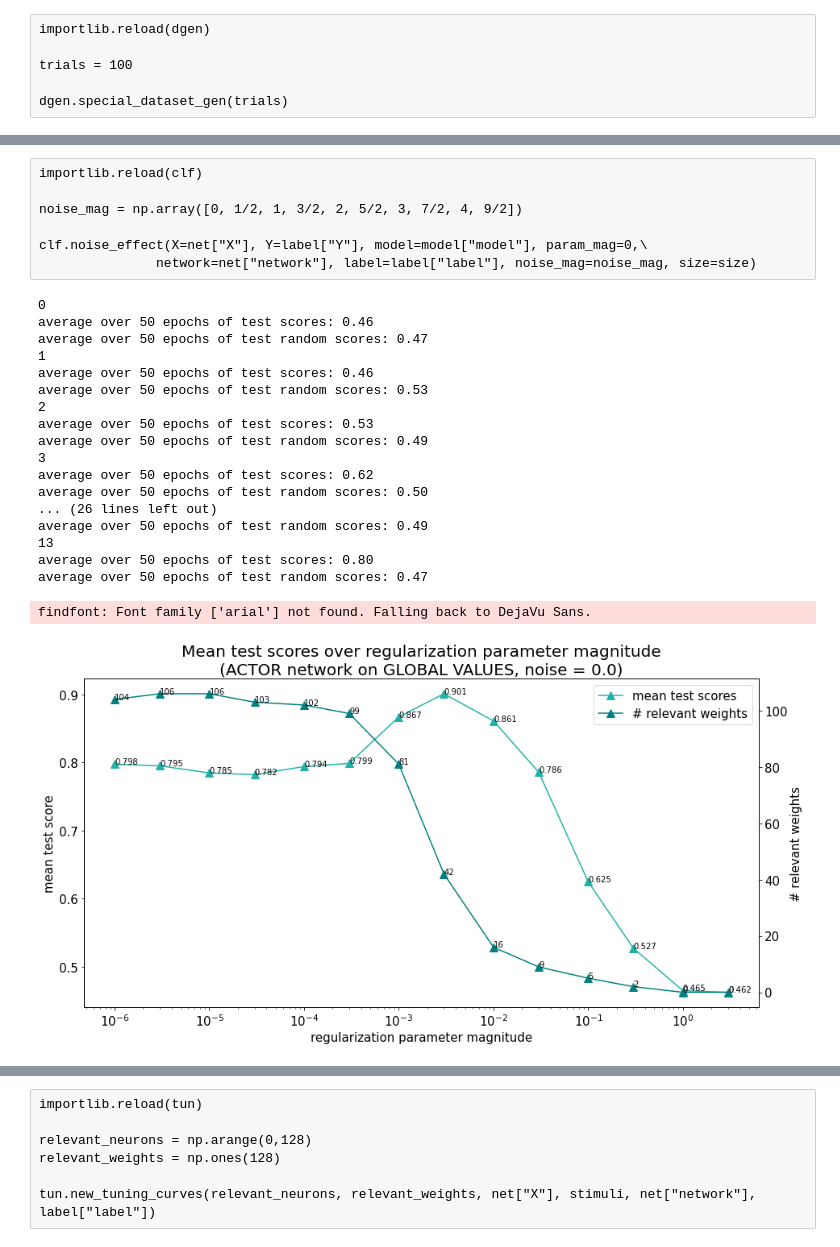
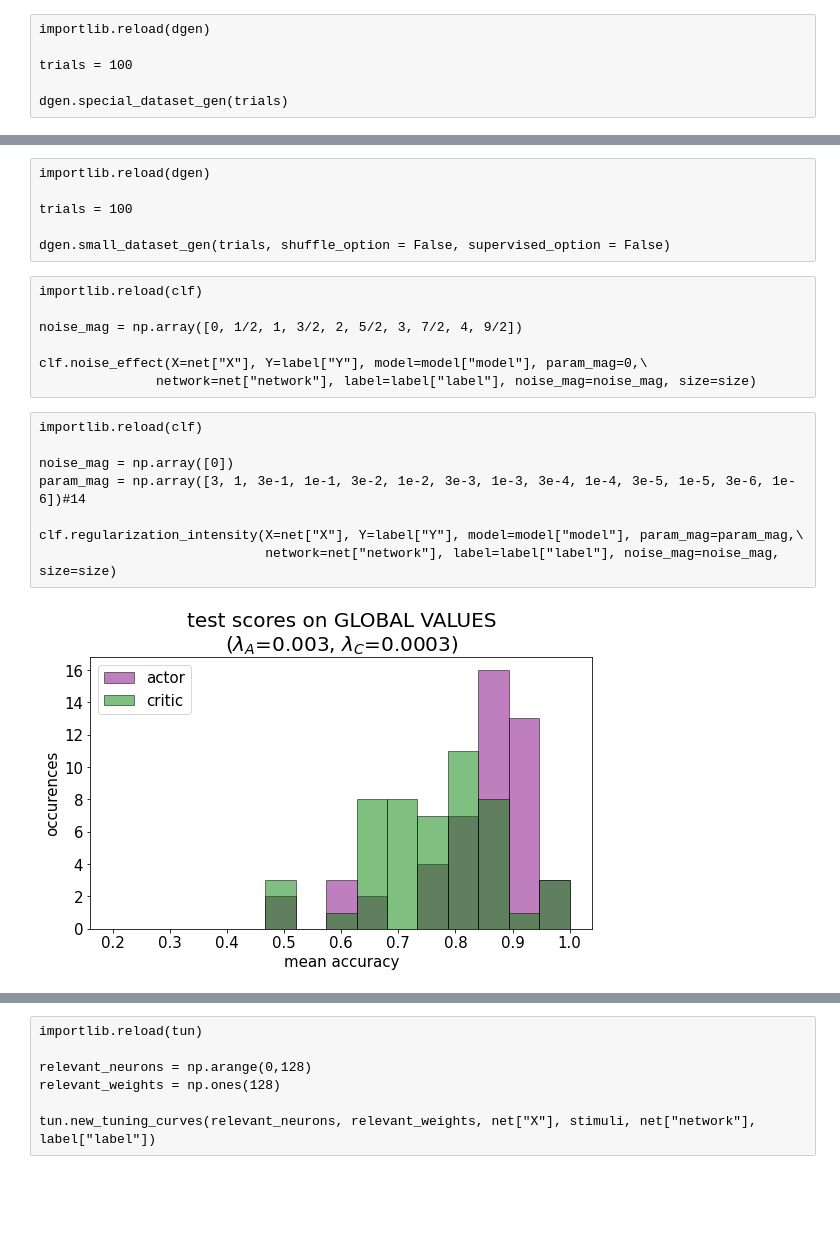
Before and after one commit to MartiniMarittimo/Relevant_neurons_analysis, a Jupyter notebook: relevant_neurons_analysis.ipynb, the cells around one changed output, grey strips where cells are left out. Drawn from its saved outputs; the diff is of its cells as text; code cells hidden in the pictures; blank space fills up the shorter version.

```diff
--- a/relevant_neurons_analysis.ipynb
+++ b/relevant_neurons_analysis.ipynb
@@ -154,8 +93,14 @@ iteration 100
+# %% [raw]
+importlib.reload(dgen)
+
+trials = 100
+
+dgen.small_dataset_gen(trials, shuffle_option = False, supervised_option = False)
 # %%
 #size = "big"
-#size = "small"
+size = "small"
 #size = "small_shuffled"
-size = "small_supervised"
+#size = "small_supervised"
 #size = "special"
 
 with open(size+'_dataset.json', 'r') as json_file:
@@ -189,31 +134,20 @@ noise_mag = np.array([0, 1/2, 1, 3/2, 2, 5/2, 3, 7/2, 4, 9/2])
 
 clf.noise_effect(X=net["X"], Y=label["Y"], model=model["model"], param_mag=0,\
                network=net["network"], label=label["label"], noise_mag=noise_mag, size=size)
+# %% [raw]
+importlib.reload(clf)
+
+noise_mag = np.array([0])
+param_mag = np.array([3, 1, 3e-1, 1e-1, 3e-2, 1e-2, 3e-3, 1e-3, 3e-4, 1e-4, 3e-5, 1e-5, 3e-6, 1e-6])#14
+
+clf.regularization_intensity(X=net["X"], Y=label["Y"], model=model["model"], param_mag=param_mag,\
+                             network=net["network"], label=label["label"], noise_mag=noise_mag, size=size)
 # %%
 importlib.reload(clf)
 
-noise_mag = np.array([0])
-param_mag = np.array([3, 1, 3e-1, 1e-1, 3e-2, 1e-2, 3e-3, 1e-3, 3e-4, 1e-4, 3e-5, 1e-5, 3e-6, 1e-6])#14
+param_mag = np.array([3e-3, 3e-4])
 
-clf.regularization_intensity(X=net["X"], Y=label["Y"], model=model["model"], param_mag=param_mag,\
-                             network=net["network"], label=label["label"], noise_mag=noise_mag, size=size)
+clf.actor_vs_critic(frates_actor, frates_critic, Y=label["Y"], model=model["model"],
+                    param_mag=param_mag, label=label["label"], noise_mag=0, size=size)
 # %% [output]
-0
-average over 50 epochs of test scores: 0.46
-average over 50 epochs of test random scores: 0.47
-1
-average over 50 epochs of test scores: 0.46
-average over 50 epochs of test random scores: 0.53
-2
-average over 50 epochs of test scores: 0.53
-average over 50 epochs of test random scores: 0.49
-3
-average over 50 epochs of test scores: 0.62
-average over 50 epochs of test random scores: 0.50
-... (26 lines left out)
-average over 50 epochs of test random scores: 0.49
-13
-average over 50 epochs of test scores: 0.80
-average over 50 epochs of test random scores: 0.47
-findfont: Font family ['arial'] not found. Falling back to DejaVu Sans.
-[figure, old version]
+[figure, new version]
```
Also changed, not shown: parts of 26 cells of this notebook, 3 other files.
